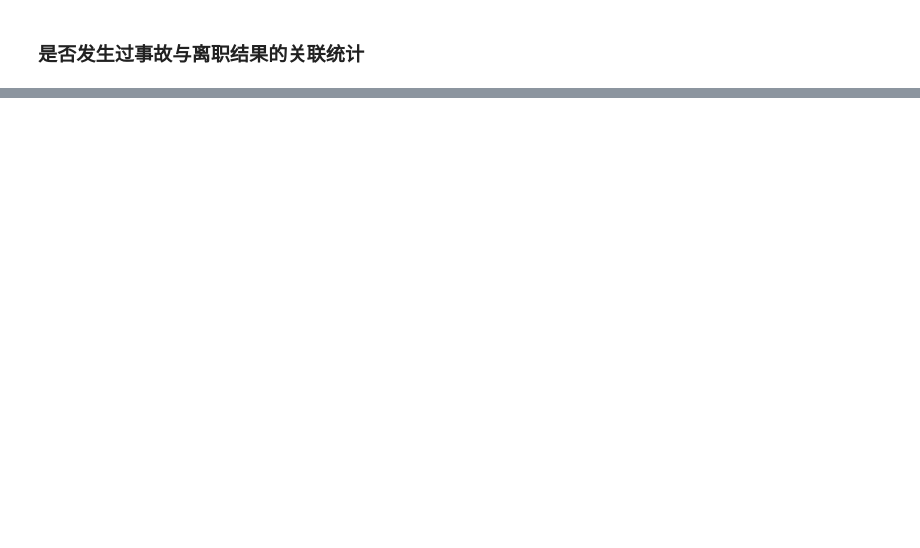
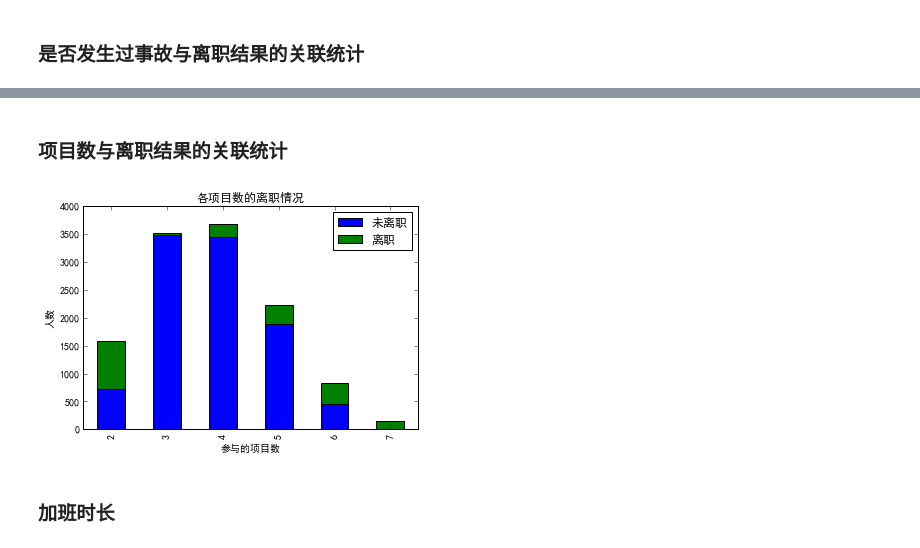
Before and after one commit to futheads/Python-study, a Jupyter notebook: MLexamples/HRAnalytics/HRAnalytics.ipynb, the cells around one changed output, grey strips where cells are left out. Saved outputs shown, nothing was run; the diff lists cells and outputs as text; code cells hidden in the pictures; blank space fills up the shorter version.

```diff
--- a/MLexamples/HRAnalytics/HRAnalytics.ipynb
+++ b/MLexamples/HRAnalytics/HRAnalytics.ipynb
@@ -137,0 +142,15 @@ plt.show()
+# %% [markdown]
+### 项目数与离职结果的关联统计
+# %%
+left_0 = data_train.number_project[data_train.left == 0].value_counts()
+left_1 = data_train.number_project[data_train.left == 1].value_counts()
+df = pd.DataFrame({"离职": left_1, "未离职": left_0})
+df.plot(kind="bar", stacked=True)
+plt.title("各项目数的离职情况")
+plt.xlabel("参与的项目数")
+plt.ylabel("人数")
+plt.show()
+# %% [output]
+[figure, added]
+# %% [markdown]
+### 加班时长
```
Also changed, not shown: parts of 34 cells of this notebook.
